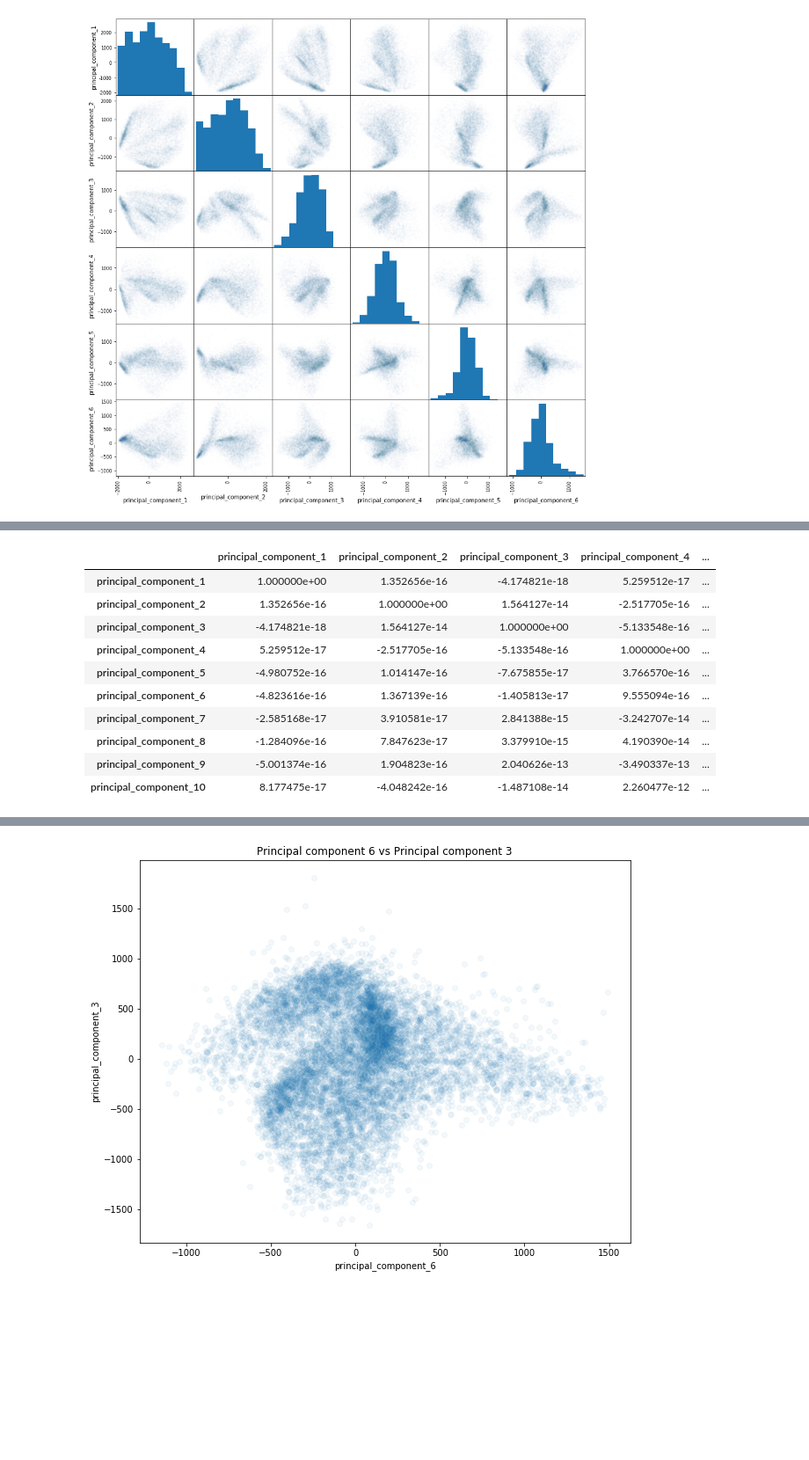
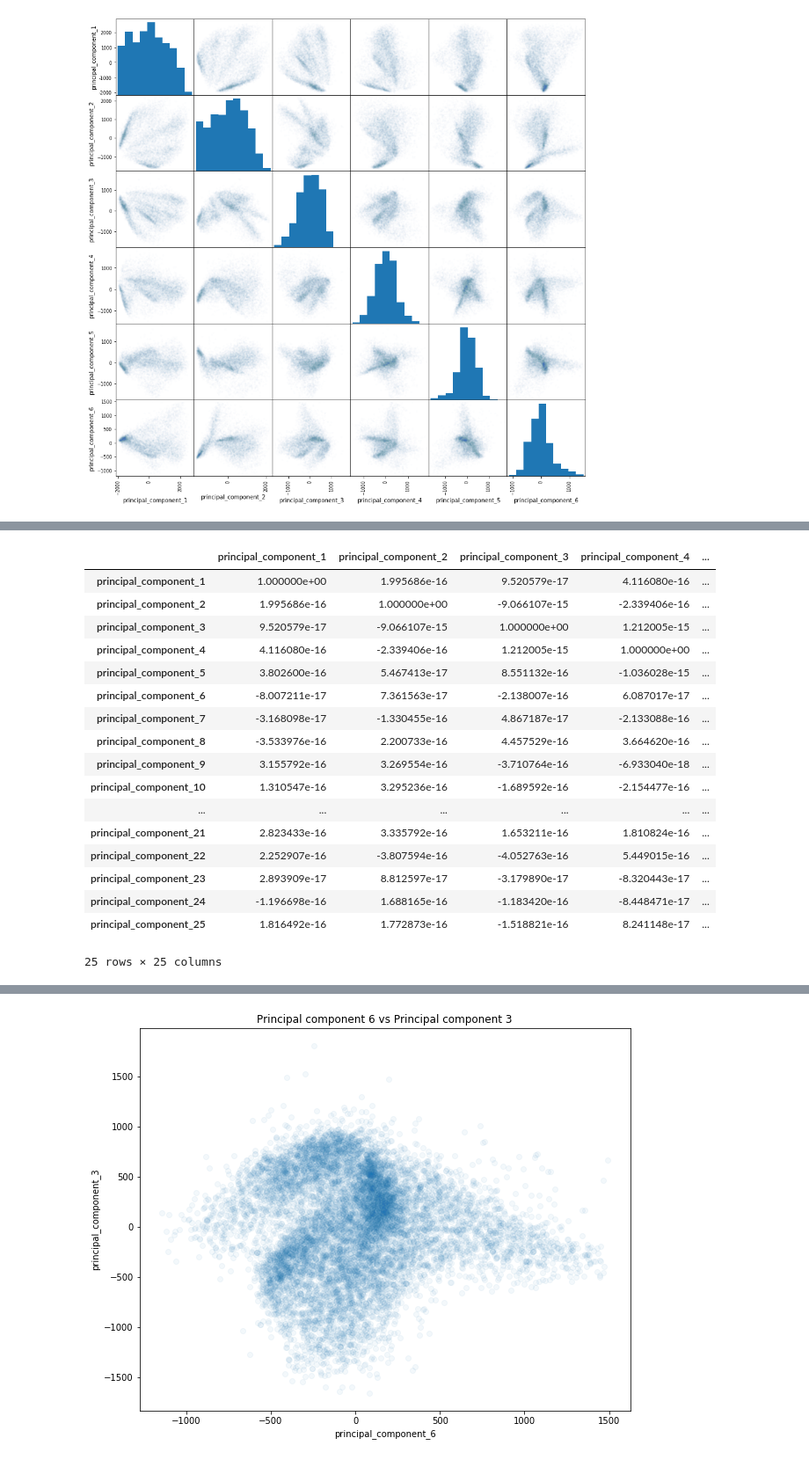
Before and after one commit to KJlaccHoeUM9l/machine-learning-course, a Jupyter notebook: first_homework.ipynb, the cells around one changed output, grey strips where cells are left out. Shown at 88% size. Saved outputs shown, nothing was run; the diff lists cells and outputs as text; code cells hidden in the pictures; blank space fills up the shorter version.

```diff
--- a/first_homework.ipynb
+++ b/first_homework.ipynb
@@ -131,5 +131,5 @@ print(y.shape)
 n_components = 6
 pca = PCA(n_components=n_components)
 pca.fit(X)
-reduced_data = pca.transform(X)
+reduced_X = pca.transform(X)
 # %%
@@ -148,7 +149,7 @@ print(type(reduced_data))
 feature_dict = {}
 for i in range(n_components):
     feature_name = 'principal_component_{}'.format(i + 1)
-    feature_dict[feature_name] = reduced_data[:, i]
+    feature_dict[feature_name] = reduced_X[:, i]
 
-reduced_data = pd.DataFrame(feature_dict)
+reduced_X = pd.DataFrame(feature_dict)
 # %%
@@ -207,8 +208,10 @@ Text(0, 0.5, 'Количесвто сохраненной информации (
 # %%
-n_components = 10
+from sklearn.decomposition import PCA
+
+n_components = 25
 pca = PCA(n_components=n_components)
 pca.fit(X)
-reduced_data = pca.transform(X)
+X = pca.transform(X)
 
 # Convert to pandas
 feature_names = []
@@ -216,7 +219,7 @@ feature_dict = {}
 for i in range(n_components):
     feature_name = 'principal_component_{}'.format(i + 1)
     feature_names.append(feature_name)
-    feature_dict[feature_name] = reduced_data[:, i]
+    feature_dict[feature_name] = X[:, i]
 
-reduced_data = pd.DataFrame(feature_dict)
+X = pd.DataFrame(feature_dict)
 # %%
@@ -239,14 +238,21 @@ pass
 # %%
-reduced_data.corr()
+X.corr()
 # %% [output]
 |  | principal_component_1 | principal_component_2 | principal_component_3 | principal_component_4 | ... |
-| principal_component_1 | 1.000000e+00 | 1.352656e-16 | -4.174821e-18 | 5.259512e-17 | ... |
-| principal_component_2 | 1.352656e-16 | 1.000000e+00 | 1.564127e-14 | -2.517705e-16 | ... |
-| principal_component_3 | -4.174821e-18 | 1.564127e-14 | 1.000000e+00 | -5.133548e-16 | ... |
-| principal_component_4 | 5.259512e-17 | -2.517705e-16 | -5.133548e-16 | 1.000000e+00 | ... |
-| principal_component_5 | -4.980752e-16 | 1.014147e-16 | -7.675855e-17 | 3.766570e-16 | ... |
-| principal_component_6 | -4.823616e-16 | 1.367139e-16 | -1.405813e-17 | 9.555094e-16 | ... |
-| principal_component_7 | -2.585168e-17 | 3.910581e-17 | 2.841388e-15 | -3.242707e-14 | ... |
-| principal_component_8 | -1.284096e-16 | 7.847623e-17 | 3.379910e-15 | 4.190390e-14 | ... |
-| principal_component_9 | -5.001374e-16 | 1.904823e-16 | 2.040626e-13 | -3.490337e-13 | ... |
-| principal_component_10 | 8.177475e-17 | -4.048242e-16 | -1.487108e-14 | 2.260477e-12 | ... |
+| principal_component_1 | 1.000000e+00 | 1.995686e-16 | 9.520579e-17 | 4.116080e-16 | ... |
+| principal_component_2 | 1.995686e-16 | 1.000000e+00 | -9.066107e-15 | -2.339406e-16 | ... |
+| principal_component_3 | 9.520579e-17 | -9.066107e-15 | 1.000000e+00 | 1.212005e-15 | ... |
+| principal_component_4 | 4.116080e-16 | -2.339406e-16 | 1.212005e-15 | 1.000000e+00 | ... |
+| principal_component_5 | 3.802600e-16 | 5.467413e-17 | 8.551132e-16 | -1.036028e-15 | ... |
+| principal_component_6 | -8.007211e-17 | 7.361563e-17 | -2.138007e-16 | 6.087017e-17 | ... |
+| principal_component_7 | -3.168098e-17 | -1.330455e-16 | 4.867187e-17 | -2.133088e-16 | ... |
+| principal_component_8 | -3.533976e-16 | 2.200733e-16 | 4.457529e-16 | 3.664620e-16 | ... |
+| principal_component_9 | 3.155792e-16 | 3.269554e-16 | -3.710764e-16 | -6.933040e-18 | ... |
+| principal_component_10 | 1.310547e-16 | 3.295236e-16 | -1.689592e-16 | -2.154477e-16 | ... |
+| ... | ... | ... | ... | ... | ... |
+| principal_component_21 | 2.823433e-16 | 3.335792e-16 | 1.653211e-16 | 1.810824e-16 | ... |
+| principal_component_22 | 2.252907e-16 | -3.807594e-16 | -4.052763e-16 | 5.449015e-16 | ... |
+| principal_component_23 | 2.893909e-17 | 8.812597e-17 | -3.179890e-17 | -8.320443e-17 | ... |
+| principal_component_24 | -1.196698e-16 | 1.688165e-16 | -1.183420e-16 | -8.448471e-17 | ... |
+| principal_component_25 | 1.816492e-16 | 1.772873e-16 | -1.518821e-16 | 8.241148e-17 | ... |
+25 rows × 25 columns
```
Also changed, not shown: parts of 45 cells of this notebook.
